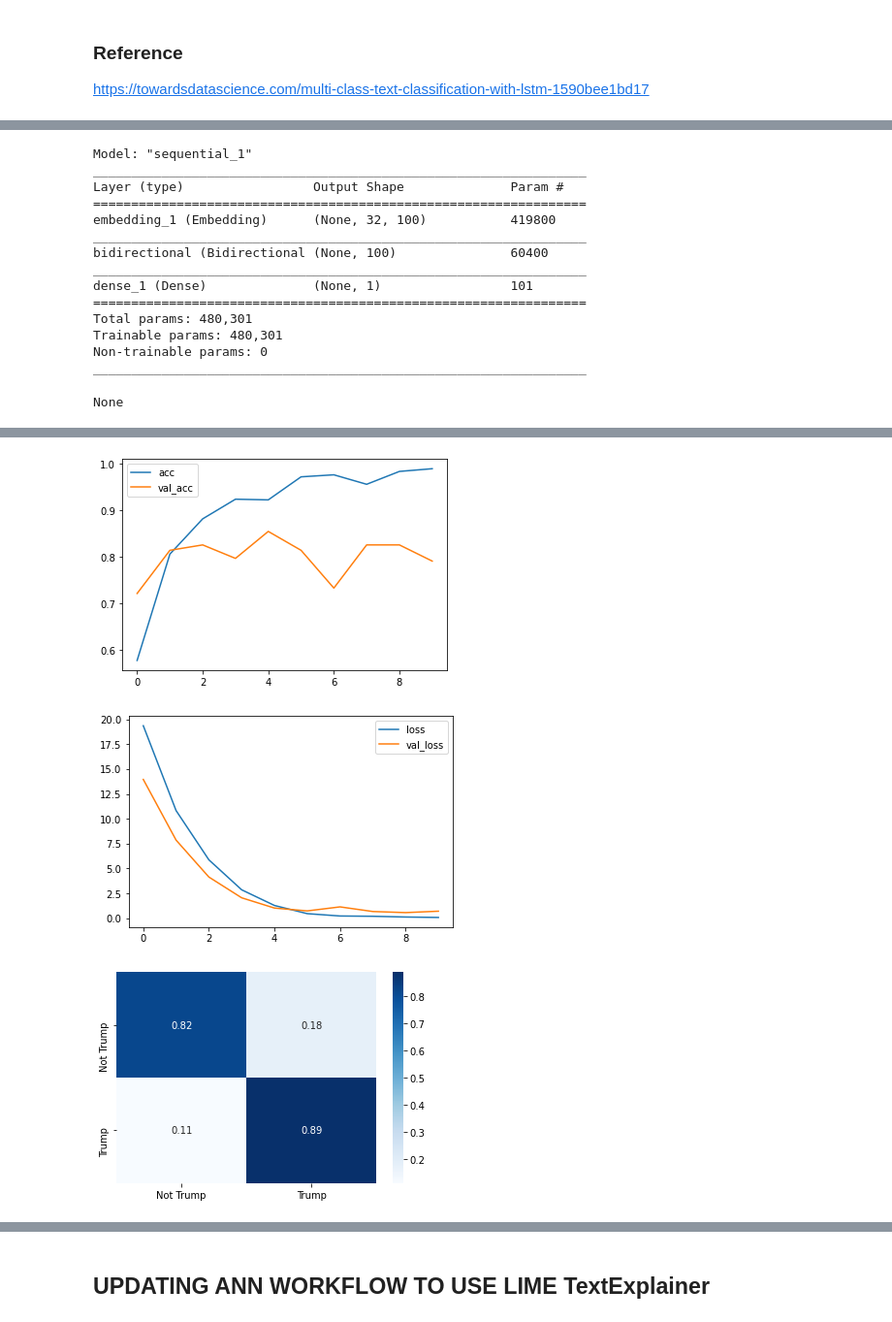
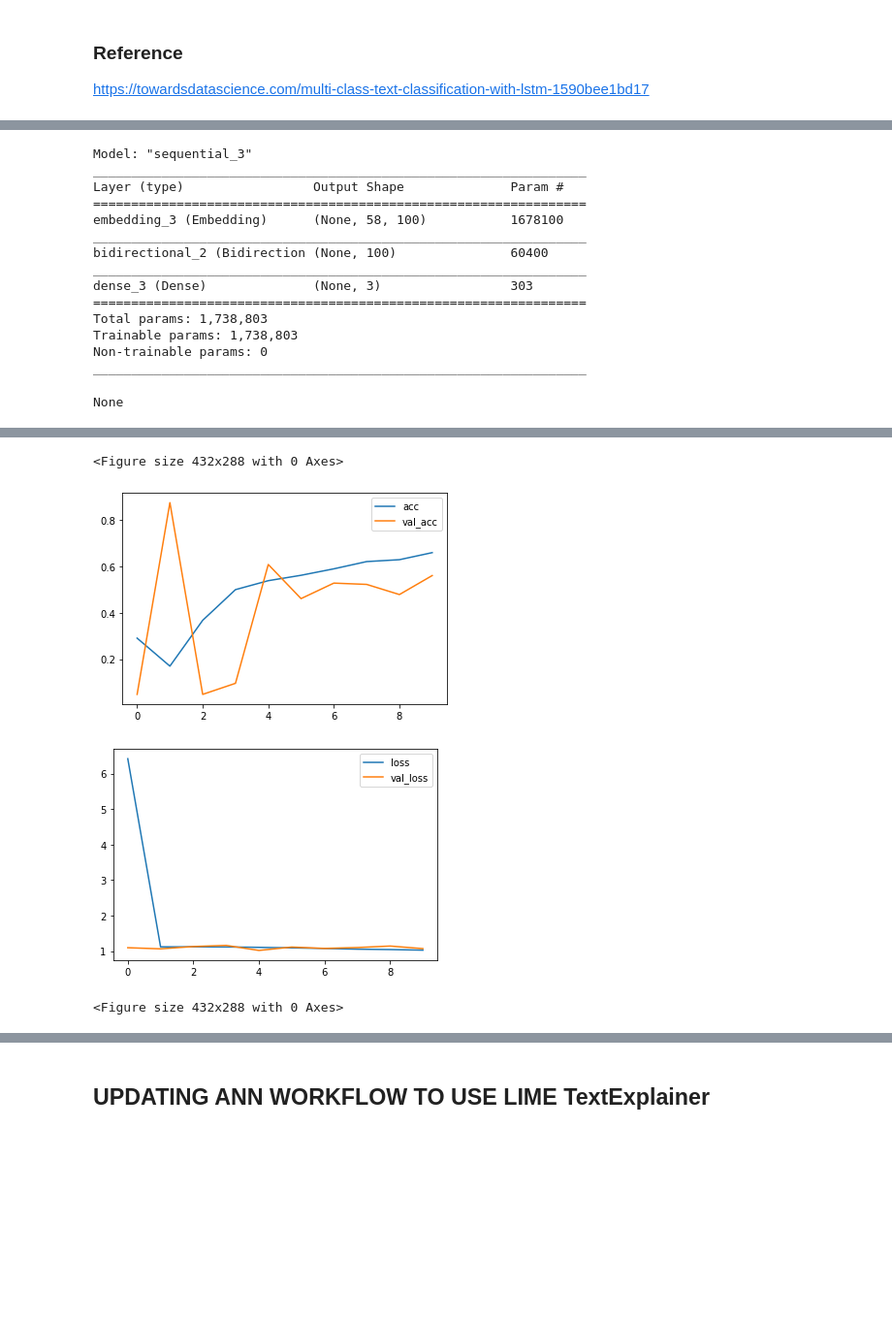
Before and after one commit to jirvingphd/capstone-project-using-trumps-tweets-to-predict-stock-market, a Jupyter notebook: Capstone Restarted 10-2020.ipynb, the cells around one changed output, grey strips where cells are left out. Shown at 97% size. Drawn from its saved outputs; the diff is of its cells as text; code cells hidden in the pictures; blank space fills up the shorter version.

```diff
--- a/Capstone Restarted 10-2020.ipynb
+++ b/Capstone Restarted 10-2020.ipynb
@@ -605,7 +610,7 @@ Name: target, dtype: float64
 # %%
 ## CREATE data_df
-# data_df = twitter_df.loc[:'2019']
-data_df = twitter_df.loc[twitter_df[TARGET_COL]!='no change']
+data_df = twitter_df.loc[:'2019']
+# data_df = twitter_df.loc[twitter_df[TARGET_COL]!='no change']
 data_df
 # %% [output]
 |  | date | id | text | isRetweet | isDeleted | device | favorites | retweets | stock_time | ... |
@@ -723,19 +629,0 @@ Name: is_trump, dtype: int64
-# %%
-#### FINDING TRUMP VERSION
-## SETTINGS FOR WHICH TAREGET COLUMNS TO USE AND WHETHER TO USE BINARY OR MULTI CLASS
-TARGET_COL = 'device' # Options= 'delta_price','quantile_bins'
-CLASS_TYPE = 'binary'
-TASK = 'find_trump'
-
-if TASK == 'find_trump':
-    target_map = {'Twitter for iPhone':0,'Twitter for Android':1}
-    target_names = {0:'Not Trump',1:'Trump'}
-
-elif CLASS_TYPE == 'binary':
-    target_map = {'decrease':0,'increase':1}
-else:
-    target_map = {'decrease':0,'no change':1,'increase':2}
-
-## Make Reverse Lookup Dict
-target_map_lookup = {v:k for k,v in target_map.items()}
-display(target_map_lookup,target_names)
@@ -754,2 +629,0 @@ Name: target, dtype: float64
-# %%
-data_df = find_trump
@@ -1142,0 +1047,7 @@ class_balance.reset_index(inplace=True)
+# %%
+from sklearn.utils.class_weight import compute_class_weight
+weights = compute_class_weight('balanced',
+                               np.unique(y_train.argmax(1)),
+                               y_train.argmax(1))
+weights = dict(zip(np.unique(y_train.argmax(1)),weights))
+weights
@@ -1295,27 +1209,28 @@ display(model0.summary())
 print(f"Final Layer Act Func= {act_func}; Loss Func= {loss_func}\n\n")
 
 ## Fit Model and Visualize History
-history = model0.fit(X_train,y_train,batch_size=32,epochs=10,validation_split=0.2,
+history = model0.fit(X_train,y_train,batch_size=32,
+                     epochs=10,validation_split=0.2,
+                     class_weight=weights,
                     callbacks=[earlystopping])
 
 res_df = pd.DataFrame(history.history)#.plot()
 res_df[[c for c in res_df.columns if 'acc' in c]].plot()
 res_df[[c for c in res_df.columns if 'loss' in c]].plot()
 plt.figure()
-evaluate_network(y_test,X_test,model0,binary=True)
 # %% [output]
-Model: "sequential_1"
+Model: "sequential_3"
 _________________________________________________________________
 Layer (type)                 Output Shape              Param #
 =================================================================
-embedding_1 (Embedding)      (None, 32, 100)           419800
+embedding_3 (Embedding)      (None, 58, 100)           1678100
 _________________________________________________________________
-bidirectional (Bidirectional (None, 100)               60400
+bidirectional_2 (Bidirection (None, 100)               60400
 _________________________________________________________________
-dense_1 (Dense)              (None, 1)                 101
+dense_3 (Dense)              (None, 3)                 303
 =================================================================
-Total params: 480,301
-Trainable params: 480,301
+Total params: 1,738,803
+Trainable params: 1,738,803
 Non-trainable params: 0
 _________________________________________________________________
 None
@@ -1339,3 +1254,4 @@ weighted avg       0.86      0.86      0.85       152
+<Figure size 432x288 with 0 Axes>
-[figure, old version]
+[figure, new version]
-[figure, old version]
+[figure, new version]
-[figure, removed]
+<Figure size 432x288 with 0 Axes>
```
Also changed, not shown: parts of 70 cells of this notebook, 1 other file.
